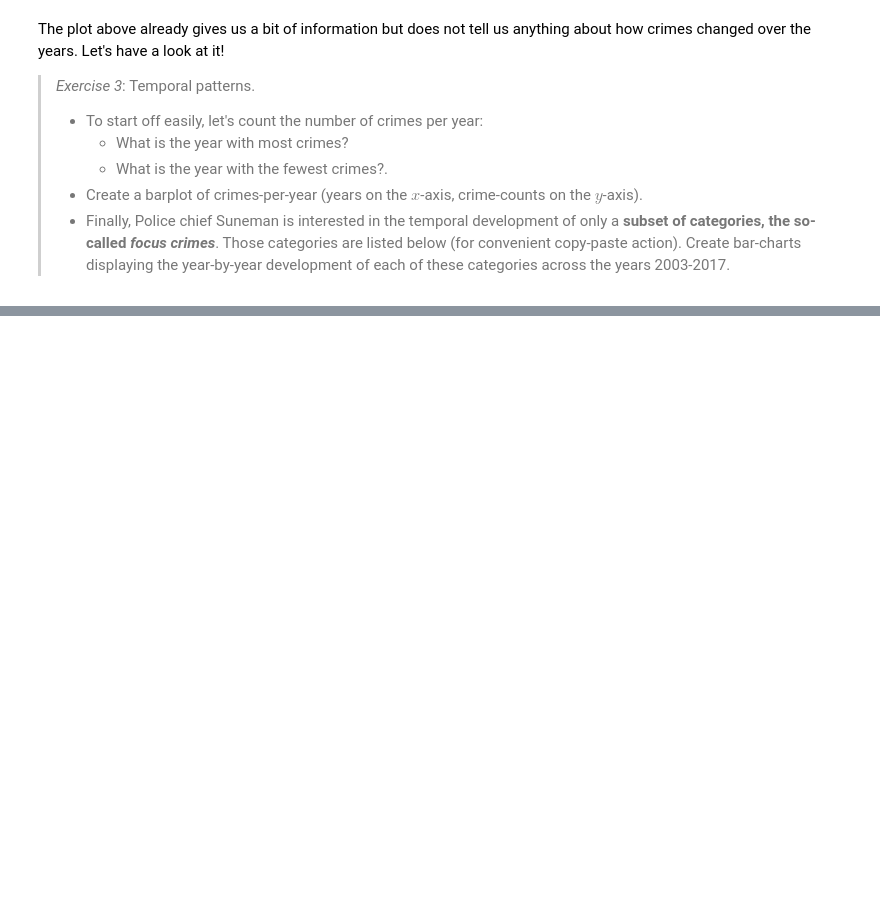
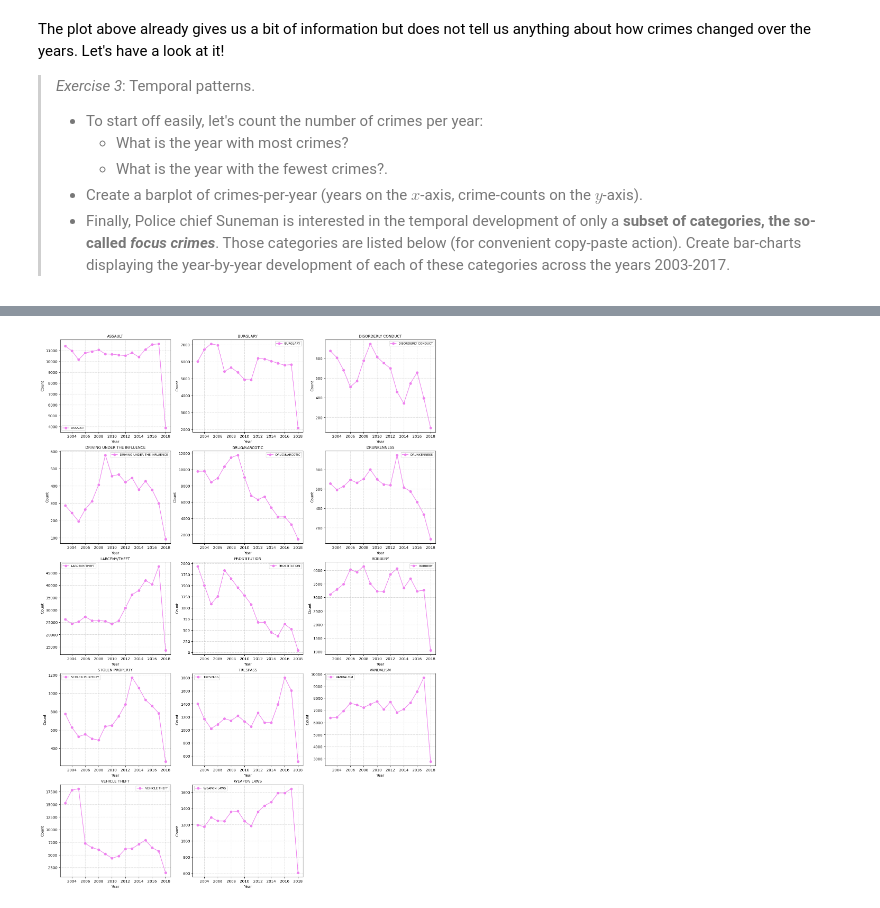
Before and after one commit to rakulmaria/socialdata2025, a Jupyter notebook: lectures/Week1.ipynb, the cells around one changed output, grey strips where cells are left out. Saved outputs shown, nothing was run; the diff lists cells and outputs as text; code cells hidden in the pictures; blank space fills up the shorter version.

```diff
--- a/lectures/Week1.ipynb
+++ b/lectures/Week1.ipynb
@@ -120,5 +230,38 @@ The plot above already gives us a bit of information but does not tell us anythi
 # %%
 focuscrimes = set(['WEAPON LAWS', 'PROSTITUTION', 'DRIVING UNDER THE INFLUENCE', 'ROBBERY', 'BURGLARY', 'ASSAULT', 'DRUNKENNESS', 'DRUG/NARCOTIC', 'TRESPASS', 'LARCENY/THEFT', 'VANDALISM', 'VEHICLE THEFT', 'STOLEN PROPERTY', 'DISORDERLY CONDUCT'])
+# %%
+# --- Exercise 3: Focus Plots
+crime_fst_raw["Year"] = crime_fst_raw["Date"].dt.year
+
+# Filter dataset to only contain focus crimes
+crime_fst_filtered = crime_fst_raw[crime_fst_raw["Category"].isin(focuscrimes)]
+
+# Group by year and category, then count occurrences
+category_trends = crime_fst_filtered.groupby(["Year", "Category"]).size().unstack()
+
+# Create subplots
+num_categories = len(category_trends.columns)
+fig, axes = plt.subplots(nrows=num_categories // 3 + 1, ncols=3, figsize=(15, num_categories * 1.5), constrained_layout=True)
+axes = axes.flatten()  # Flatten the 2D array of axes for easy iteration
+
+# Plot each crime category in a separate subplot
+for i, category in enumerate(category_trends.columns):
+    axes[i].plot(category_trends.index, category_trends[category], marker="o", linestyle="-", label=category, color="violet")
+    axes[i].set_title(category, fontsize=10)
+    axes[i].set_xlabel("Year")
+    axes[i].set_ylabel("Count")
+    axes[i].grid(True, linestyle="--", alpha=0.5)
+    axes[i].legend(fontsize=8)
+
+
+# Hide unused subplots
+for j in range(i + 1, len(axes)):
+    fig.delaxes(axes[j])
+
+# Show the plot
+plt.show()
+# %% [output]
+[figure, added]
 # %% [markdown]
 My plots (with only 2003-2018 data) look like this for the 14 focus crimes:
 
```
Also changed, not shown: parts of 6 cells of this notebook.
